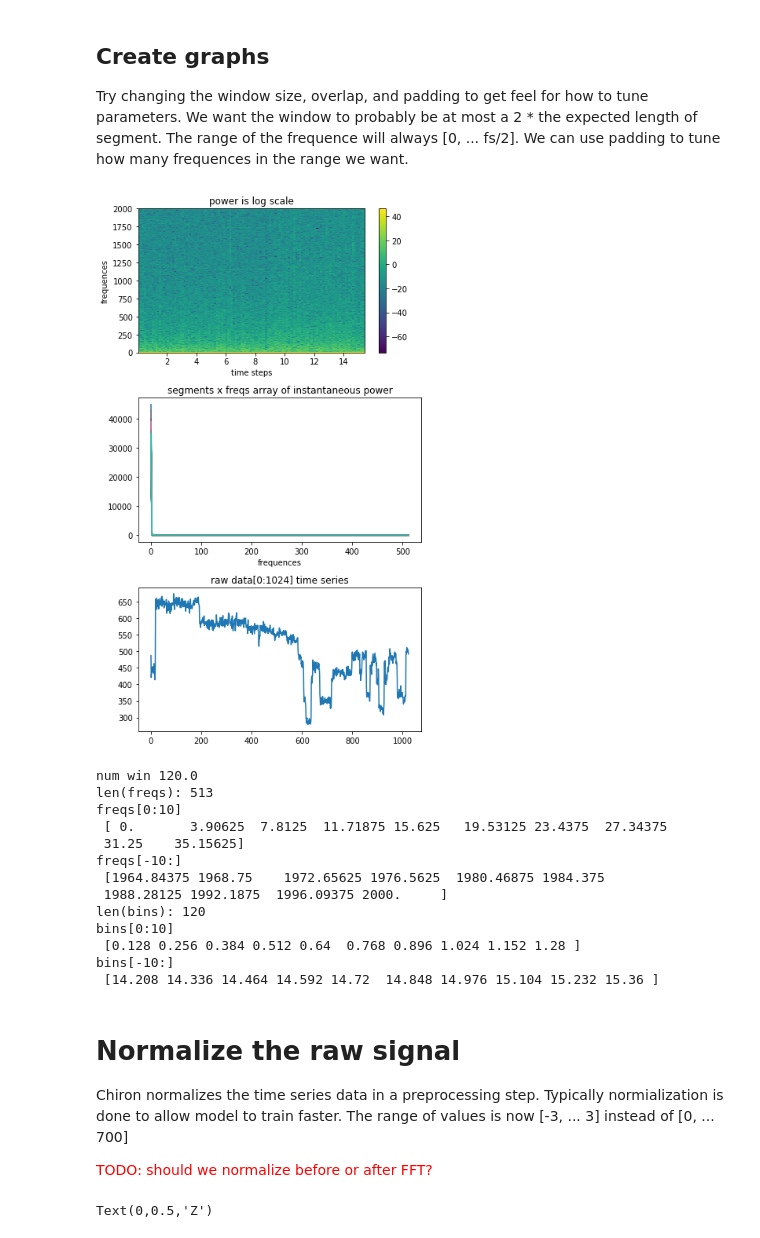
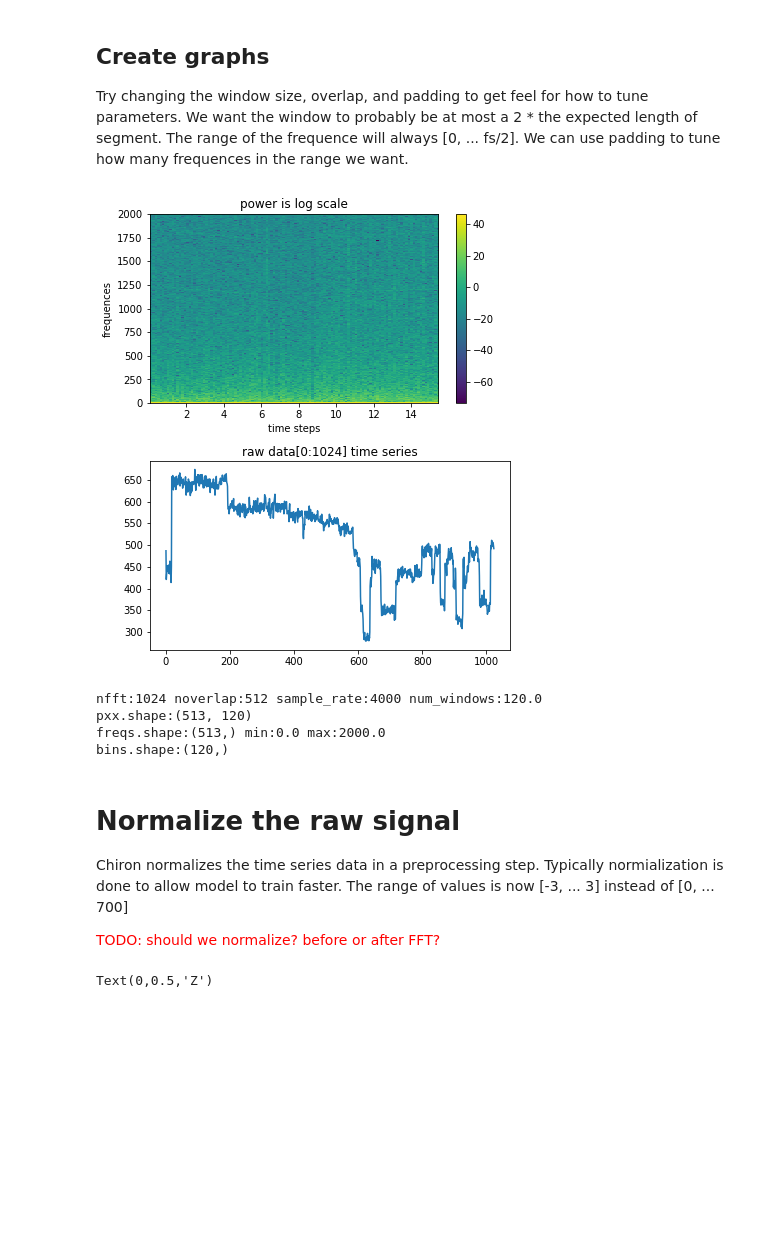
Before and after one commit to AEDWIP/DeepBio, a Jupyter notebook: nanoPoreSpectrogram.ipynb, the cells around one changed output. Saved outputs shown, nothing was run; the diff lists cells and outputs as text; code cells hidden in the pictures; blank space fills up the shorter version.

```diff
--- a/nanoPoreSpectrogram.ipynb
+++ b/nanoPoreSpectrogram.ipynb
@@ -79,62 +77,48 @@ Try changing the window size, overlap, and padding to get feel for how to tune p
 # bins are the centers of the time bins in which the power is
 #      computed,
 # im is the matplotlib.image.AxesImage instance
 
 fig = plt.figure(figsize=(6,10))
 grid = 311 # nrow, ncol, place in grid
 plt.subplot(grid)
 
 nfft = 1024
 noverlap = int( nfft / 2 )
 pxx, freqs, bins, im = plt.specgram(raw_data, NFFT=nfft, Fs=sampling_rate,
                                     noverlap=noverlap,
 #                                         scale='linear'
                                    )
 
 plt.xlabel("time steps")
 plt.ylabel("frequences")
 plt.title("power is log scale")
 fig.colorbar(im)
 
-
-grid += 1
-plt.subplot(grid) # nrow, ncol, place in grid
-plt.plot(pxx)
-plt.xlabel("frequences")
-plt.title("segments x freqs array of instantaneous power")
-
 grid +=1
 plt.subplot(grid) # nrow, ncol, place in grid
 plt.plot(raw_data[0:nfft])
 plt.title("raw data[0:" + str(nfft) + "] time series")
 
 plt.tight_layout() # adjust so that labels do not over lap
 
 plt.show()
 
-print("num win", np.floor((n - nfft)/noverlap) + 1)
-print("len(freqs):", len(freqs), "\nfreqs[0:10]\n", freqs[0:10],"\nfreqs[-10:]\n", freqs[-10:] )
-print("len(bins):",  len(bins),  "\nbins[0:10]\n",  bins[0:10], "\nbins[-10:]\n",  bins[-10:])
+num_windows = np.floor( (len(raw_data) - nfft)/noverlap ) + 1
+print("nfft:{} noverlap:{} sample_rate:{} num_windows:{}".format(nfft, noverlap, sampling_rate, num_windows))
+print("pxx.shape:{}".format(pxx.shape) )
+print("freqs.shape:{} min:{} max:{}".format(freqs.shape, np.min(freqs), np.max(freqs)) )
+print("bins.shape:{}".format(bins.shape) )
 # %% [output]
-[figure, old version]
+[figure, new version]
-num win 120.0
-len(freqs): 513
-freqs[0:10]
- [ 0.       3.90625  7.8125  11.71875 15.625   19.53125 23.4375  27.34375
- 31.25    35.15625]
-freqs[-10:]
- [1964.84375 1968.75    1972.65625 1976.5625  1980.46875 1984.375
- 1988.28125 1992.1875  1996.09375 2000.     ]
-len(bins): 120
-bins[0:10]
- [0.128 0.256 0.384 0.512 0.64  0.768 0.896 1.024 1.152 1.28 ]
-bins[-10:]
- [14.208 14.336 14.464 14.592 14.72  14.848 14.976 15.104 15.232 15.36 ]
+nfft:1024 noverlap:512 sample_rate:4000 num_windows:120.0
+pxx.shape:(513, 120)
+freqs.shape:(513,) min:0.0 max:2000.0
+bins.shape:(120,)
 # %% [markdown]
 # Normalize the raw signal
 Chiron normalizes the time series data in a preprocessing step. Typically normialization is done to allow model to train faster. The range of values is now [-3, ... 3] instead of [0, ... 700]
 
-<span style="color:red">TODO: should we normalize before or after FFT? </span>
+<span style="color:red">TODO: should we normalize? before or after FFT? </span>
 # %%
 norm = (raw_data - np.mean(raw_data) ) / np.std(raw_data)
 plt.plot(norm[0:nfft])
```
Also changed, not shown: parts of 9 cells of this notebook, 1 other file.
